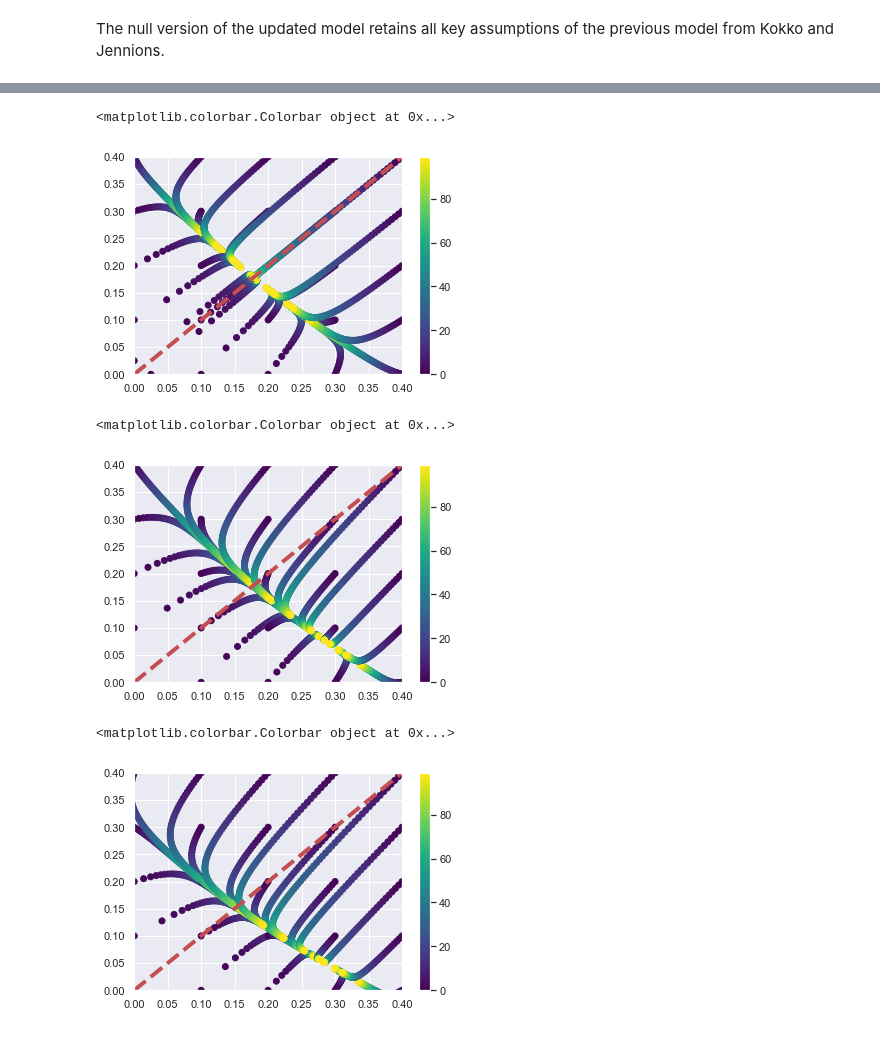
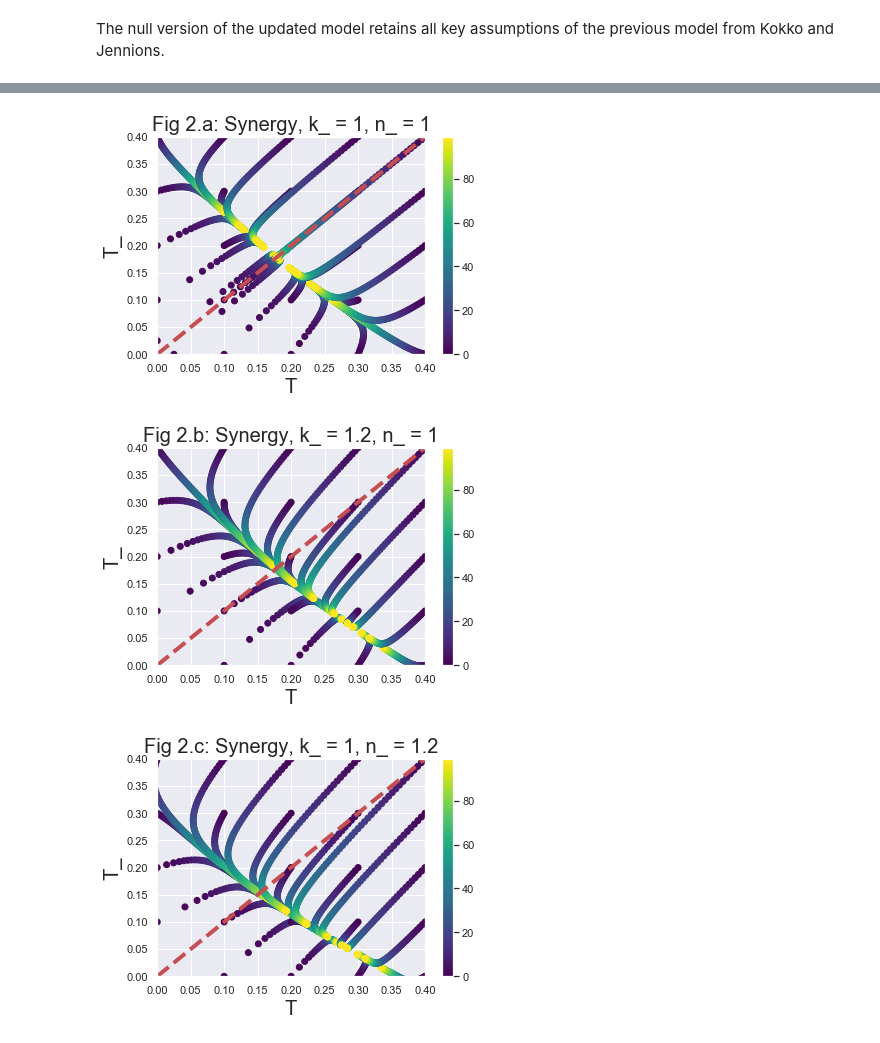
Before and after one commit to LR-GUI/My-Projects, a Jupyter notebook: Ecology/Ecology-Fromhage_Jennions_2016.ipynb, the cells around one changed output, grey strips where cells are left out. Saved outputs shown, nothing was run; the diff lists cells and outputs as text; code cells hidden in the pictures.

```diff
--- a/Ecology/Ecology-Fromhage_Jennions_2016.ipynb
+++ b/Ecology/Ecology-Fromhage_Jennions_2016.ipynb
@@ -337,35 +465,38 @@ gamma = 0.1
 
 parameters = [uo, ui, uo_, ui_, k, n, M, r, alpha, k_, n_, gamma]
 
 # Initial Values
 To = [[0.025,0],[0,0.025]]
 for i in range(5):
     for j in range(5):
         To.append([i/10,j/10])
 del To[2]
 
 
 
 # Capture solutions
 solutions = []
 for i in range(len(To)):
     time, X, _ = Deterministic(steps, 0.01, parameters, To[i])
     solutions.append([time, X])
 
 
 # Plot graphic
 color = np.arange(steps)
 for i in range(len(To)):
     plt.scatter(solutions[i][1][0],solutions[i][1][1], c=color, cmap='viridis')
     plt.xlim((0,0.4))
     plt.ylim((0,0.4))
     #plt.plot(T[-1], T_[-1], 'D',c='green',markersize=10)
     #plt.plot(T[0], T_[0], '+',c='green',markersize=20)
 plt.plot(np.arange(0,1,0.1),np.arange(0,1,0.1), '--', linewidth=4, c='r')
+plt.title('Fig 2.a: Synergy, k_ = 1, n_ = 1', fontsize=20)
+plt.xlabel('T', fontsize=20)
+plt.ylabel('T_', fontsize=20)
 plt.colorbar()
+plt.savefig('b1.png')
 # %% [output]
-<matplotlib.colorbar.Colorbar object at 0x...>
-[figure, old version]
+[figure, new version]
 # %%
 ### Solution 2: n_ = 1, k_ = 1.2 SYNERGY
 
@@ -401,10 +532,13 @@ for i in range(len(To)):
     #plt.plot(T[-1], T_[-1], 'D',c='green',markersize=10)
     #plt.plot(T[0], T_[0], '+',c='green',markersize=20)
 plt.plot(np.arange(0,1,0.1),np.arange(0,1,0.1), '--', linewidth=4, c='r')
+plt.title('Fig 2.b: Synergy, k_ = 1.2, n_ = 1', fontsize=20)
+plt.xlabel('T', fontsize=20)
+plt.ylabel('T_', fontsize=20)
 plt.colorbar()
+plt.savefig('b2.png')
 # %% [output]
-<matplotlib.colorbar.Colorbar object at 0x...>
-[figure, old version]
+[figure, new version]
 # %%
 ### Solution 3: n_ = 1.2, k_ = 1 SYNERGY
 
@@ -440,10 +574,13 @@ for i in range(len(To)):
     #plt.plot(T[-1], T_[-1], 'D',c='green',markersize=10)
     #plt.plot(T[0], T_[0], '+',c='green',markersize=20)
 plt.plot(np.arange(0,1,0.1),np.arange(0,1,0.1), '--', linewidth=4, c='r')
+plt.title('Fig 2.c: Synergy, k_ = 1, n_ = 1.2', fontsize=20)
+plt.xlabel('T', fontsize=20)
+plt.ylabel('T_', fontsize=20)
 plt.colorbar()
+plt.savefig('b3.png')
 # %% [output]
-<matplotlib.colorbar.Colorbar object at 0x...>
-[figure, old version]
+[figure, new version]
 # %%
 ### Solution 4: n_ = 1.2, k_ = 1.2 SYNERGY
 
```
Also changed, not shown: parts of 19 cells of this notebook.
